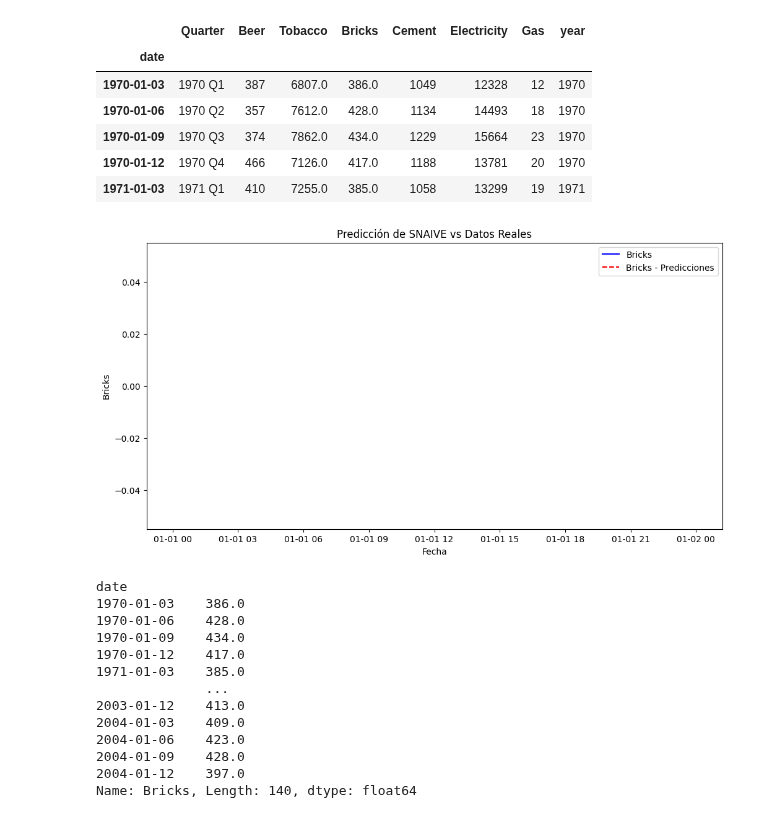
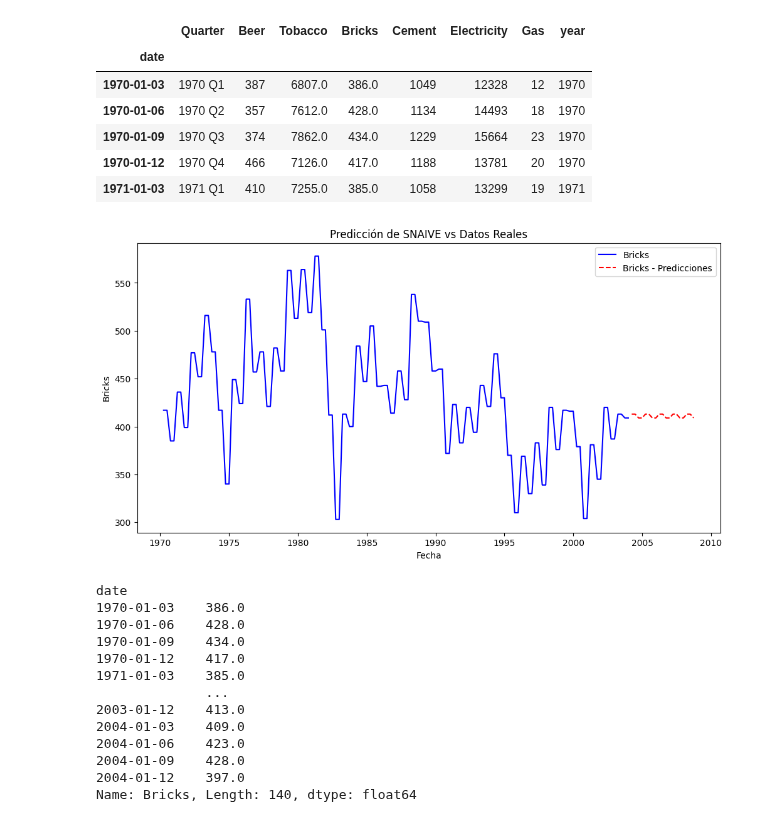
Before and after one commit to DavidGuzzi/TSA, a Jupyter notebook: Forecasting Principles and Practice 3rd/2/5.ipynb, the cells around one changed output. Cells and saved outputs as stored; diff of their text form; code cells hidden in the pictures.

```diff
--- a/Forecasting Principles and Practice 3rd/2/5.ipynb
+++ b/Forecasting Principles and Practice 3rd/2/5.ipynb
@@ -211,22 +211,22 @@ ausp_2.head()
 # %%
 from sktime.forecasting.naive import NaiveForecaster
 
-y = ausp_2['Bricks'].asfreq('QE')
+y = ausp_2['Bricks'].asfreq('QE', method='nearest')
 
-forecaster = NaiveForecaster(strategy="last", sp=12)
+forecaster = NaiveForecaster(strategy="last", sp=4)
 forecaster.fit(y)
-y_pred = forecaster.predict(fh=[i for i in range(1, len(y) + 1)])
+y_pred = forecaster.predict(fh=[i for i in range(1, 20)])
 
 plt.figure(figsize=(12, 6))
 plt.plot(y.index, y, label="Bricks", color="blue")
 plt.plot(y_pred.index, y_pred, label="Bricks - Predicciones", color="red", linestyle="--")
 plt.xlabel("Fecha")
 plt.ylabel("Bricks")
 plt.title("Predicción de SNAIVE vs Datos Reales")
 plt.legend()
 plt.show()
 # %% [output]
-[figure, old version]
+[figure, new version]
 # %%
 
 y = ausp_2['Bricks']
```
Also changed, not shown: parts of 1 cell of this notebook.
